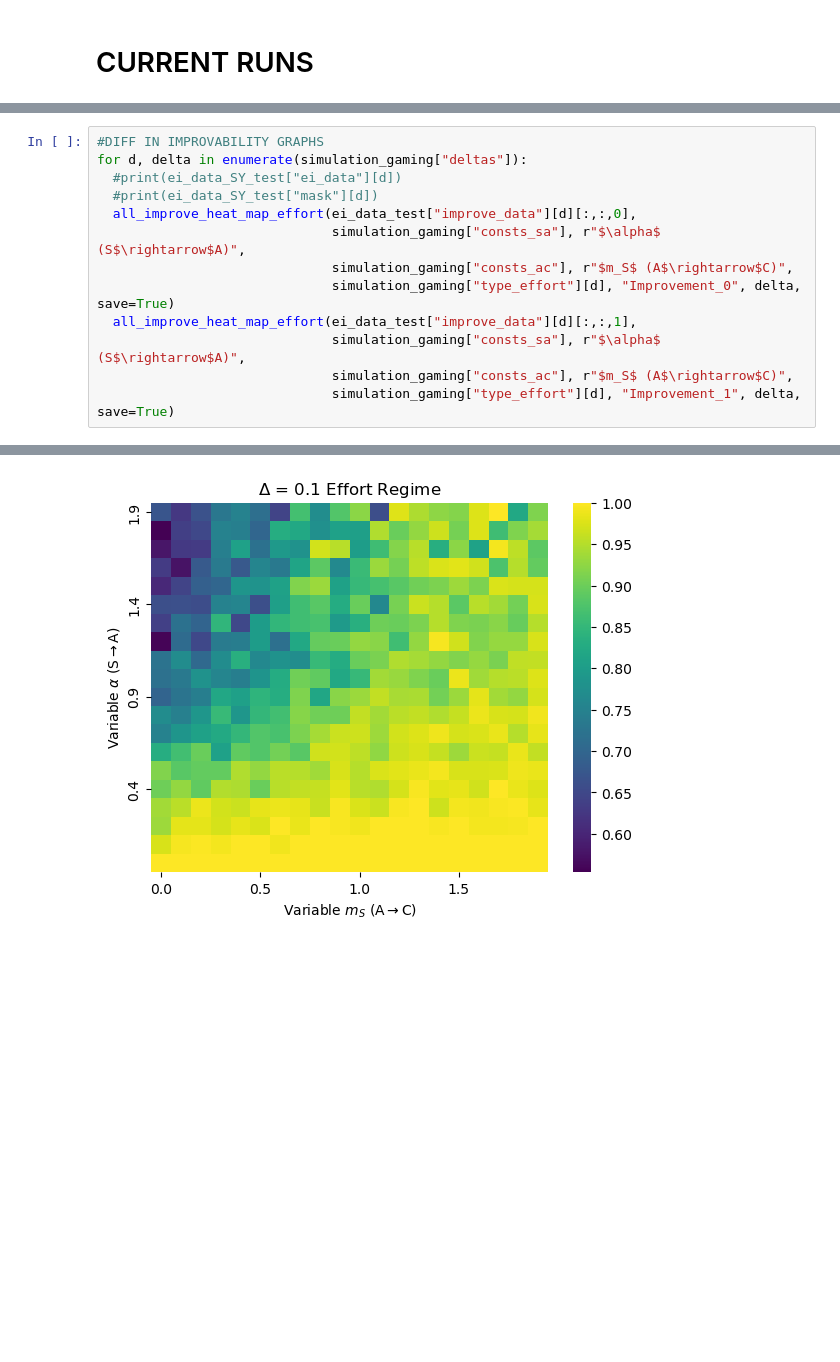
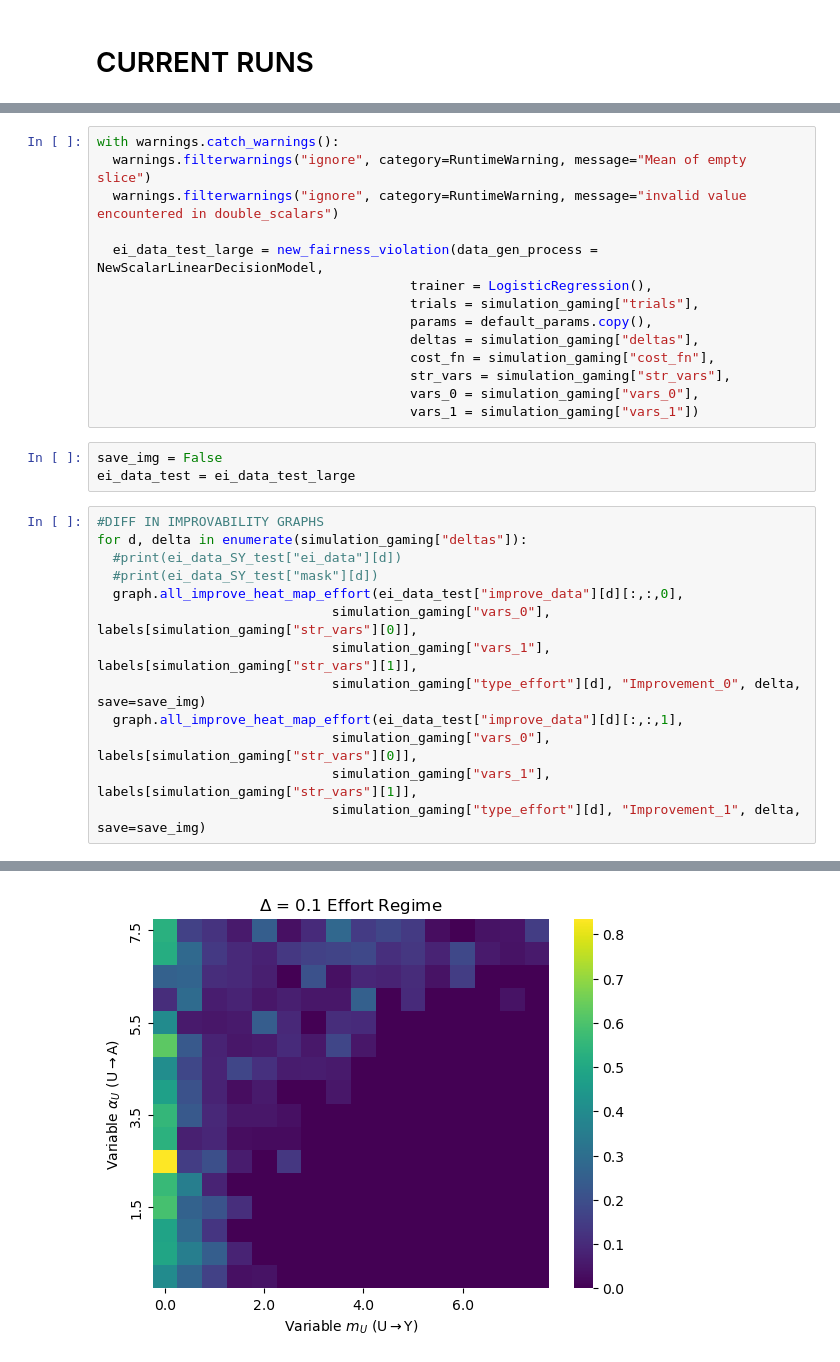
Before and after one commit to sgunlukMILA/performative_pred_fairness, a Jupyter notebook: initial_sim.ipynb, the cells around one changed output, grey strips where cells are left out. Cells and saved outputs as stored; diff of their text form; blank space fills up the shorter version.

```diff
--- a/initial_sim.ipynb
+++ b/initial_sim.ipynb
@@ -657,14 +325,31 @@ with warnings.catch_warnings():
+# %%
+with warnings.catch_warnings():
+  warnings.filterwarnings("ignore", category=RuntimeWarning, message="Mean of empty slice")
+  warnings.filterwarnings("ignore", category=RuntimeWarning, message="invalid value encountered in double_scalars")
+
+  ei_data_test_large = new_fairness_violation(data_gen_process = NewScalarLinearDecisionModel,
+                                        trainer = LogisticRegression(),
+                                        trials = simulation_gaming["trials"],
+                                        params = default_params.copy(),
+                                        deltas = simulation_gaming["deltas"],
+                                        cost_fn = simulation_gaming["cost_fn"],
+                                        str_vars = simulation_gaming["str_vars"],
+                                        vars_0 = simulation_gaming["vars_0"],
+                                        vars_1 = simulation_gaming["vars_1"])
+# %%
+save_img = False
+ei_data_test = ei_data_test_large
 # %%
 #DIFF IN IMPROVABILITY GRAPHS
 for d, delta in enumerate(simulation_gaming["deltas"]):
   #print(ei_data_SY_test["ei_data"][d])
   #print(ei_data_SY_test["mask"][d])
-  all_improve_heat_map_effort(ei_data_test["improve_data"][d][:,:,0],
-                              simulation_gaming["consts_sa"], r"$\alpha$ (S$\rightarrow$A)",
-                              simulation_gaming["consts_ac"], r"$m_S$ (A$\rightarrow$C)",
-                              simulation_gaming["type_effort"][d], "Improvement_0", delta, save=True)
-  all_improve_heat_map_effort(ei_data_test["improve_data"][d][:,:,1],
-                              simulation_gaming["consts_sa"], r"$\alpha$ (S$\rightarrow$A)",
-                              simulation_gaming["consts_ac"], r"$m_S$ (A$\rightarrow$C)",
-                              simulation_gaming["type_effort"][d], "Improvement_1", delta, save=True)
+  graph.all_improve_heat_map_effort(ei_data_test["improve_data"][d][:,:,0],
+                              simulation_gaming["vars_0"], labels[simulation_gaming["str_vars"][0]],
+                              simulation_gaming["vars_1"], labels[simulation_gaming["str_vars"][1]],
+                              simulation_gaming["type_effort"][d], "Improvement_0", delta, save=save_img)
+  graph.all_improve_heat_map_effort(ei_data_test["improve_data"][d][:,:,1],
+                              simulation_gaming["vars_0"], labels[simulation_gaming["str_vars"][0]],
+                              simulation_gaming["vars_1"], labels[simulation_gaming["str_vars"][1]],
+                              simulation_gaming["type_effort"][d], "Improvement_1", delta, save=save_img)
 # %% [output]
@@ -672 +357 @@ for d, delta in enumerate(simulation_gaming["deltas"]):
-[figure, old version]
+[figure, new version]
```
Also changed, not shown: parts of 32 cells of this notebook, 5 other files.
